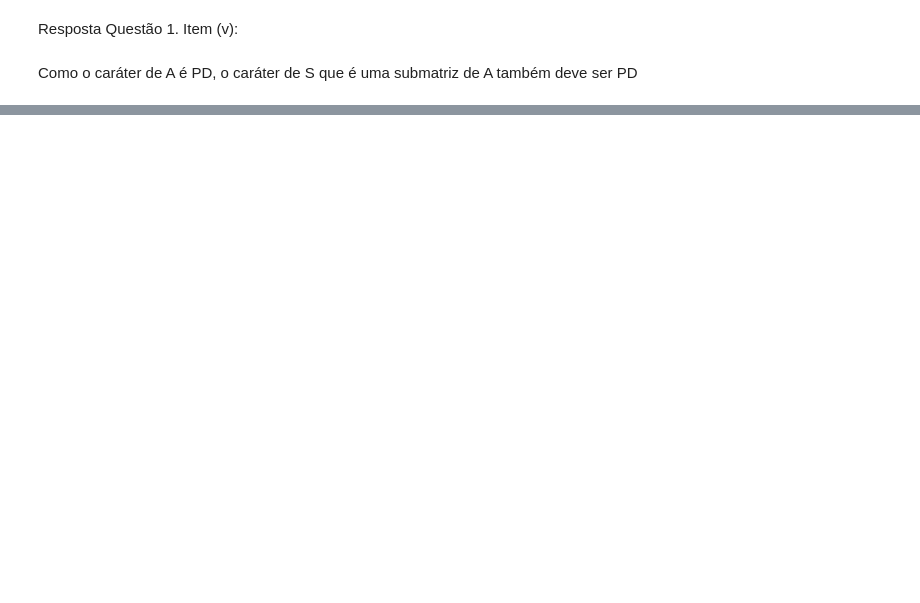
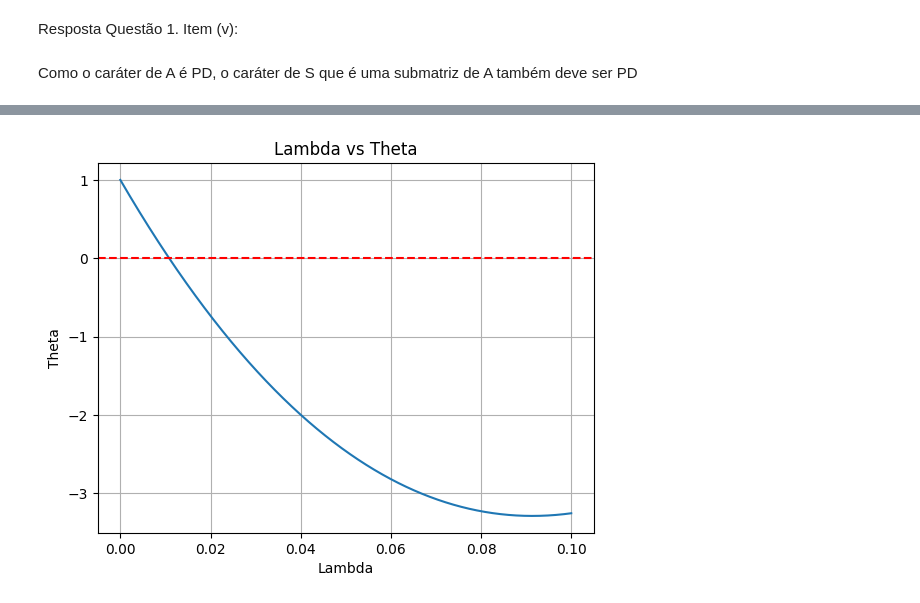
Before and after one commit to davibelo/EQE703_trabalho_1, a Jupyter notebook: respostas.ipynb, the cells around one changed output, grey strips where cells are left out. Saved outputs shown, nothing was run; the diff lists cells and outputs as text; code cells hidden in the pictures; blank space fills up the shorter version.

```diff
--- a/respostas.ipynb
+++ b/respostas.ipynb
@@ -152,0 +185,31 @@ Como o caráter de A é PD, o caráter de S que é uma submatriz de A também de
+# %%
+LAMBDA_MIN = 0
+LAMBDA_MAX = 0.1
+
+# Create the identity matrix
+I = np.eye(S.shape[0])
+
+# Define a range of positive real values for lambda
+positive_lambdas = np.linspace(LAMBDA_MIN, LAMBDA_MAX, 10000)
+
+# Calculate theta for each lambda
+theta_values = []
+for lambd in positive_lambdas:
+    # Compute determinant(S - lambda*I)
+    num = np.linalg.det(S - lambd * I)
+    # Compute determinant(S)
+    den = np.linalg.det(S)
+    # Compute theta
+    theta = num / den
+    theta_values.append(theta)
+
+# Plot lambda vs theta
+plt.plot(positive_lambdas, theta_values)
+plt.xlabel('Lambda')
+plt.ylabel('Theta')
+plt.title('Lambda vs Theta')
+plt.grid(True)
+plt.axhline(0, color='red', linestyle='--')
+plt.show()
+# %% [output]
+[figure, added]
```
Also changed, not shown: parts of 12 cells of this notebook.
